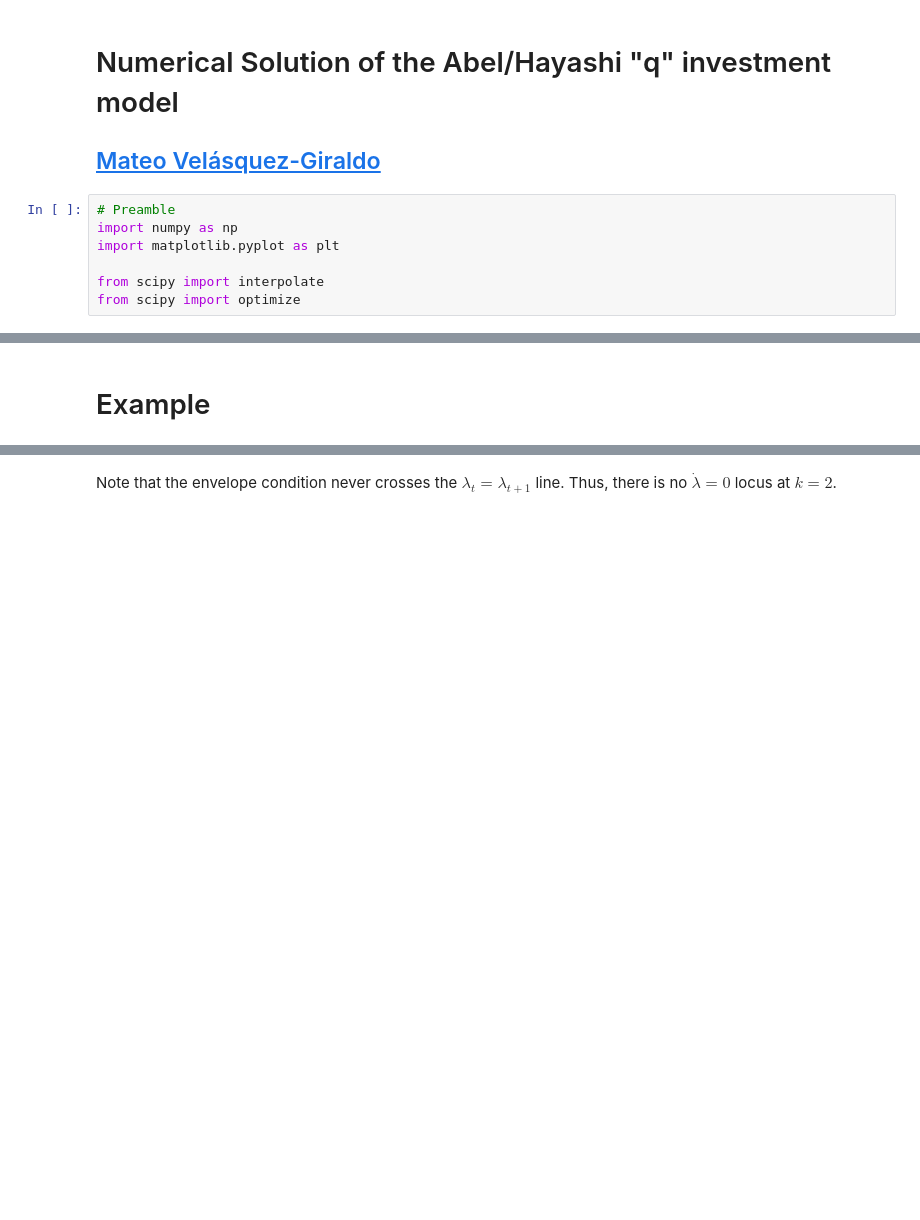
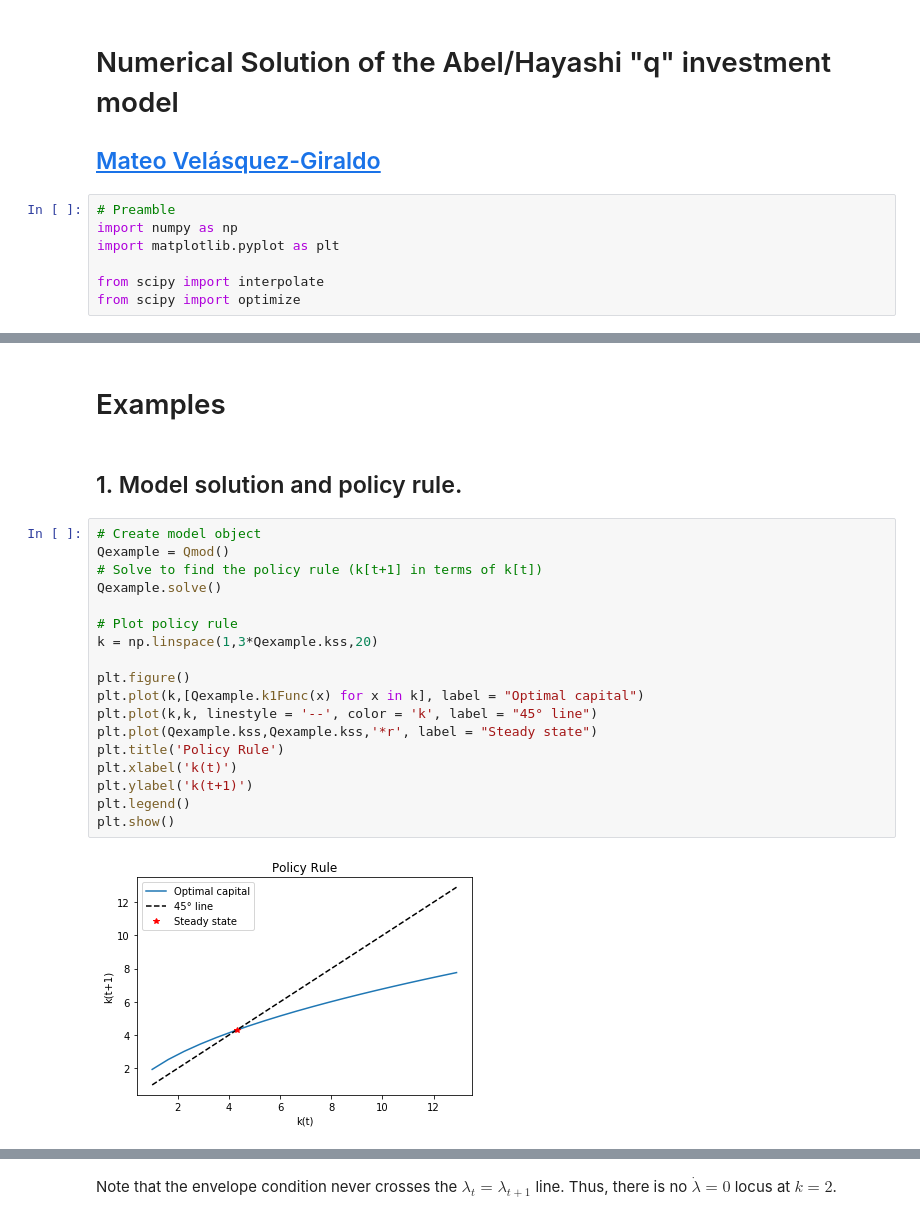
Before and after one commit to Mv77/Q_Investment, a Jupyter notebook: q_investment_model.ipynb, the cells around one changed output, grey strips where cells are left out. Cells and saved outputs as stored; diff of their text form; blank space fills up the shorter version.

Commit message:
Organized examples.

```diff
--- a/q_investment_model.ipynb
+++ b/q_investment_model.ipynb
@@ -245,4 +276,26 @@ class Qmod:
         plt.legend()
         plt.show()
 # %% [markdown]
-# Example
+# Examples
+# %% [markdown]
+## 1. Model solution and policy rule.
+# %%
+# Create model object
+Qexample = Qmod()
+# Solve to find the policy rule (k[t+1] in terms of k[t])
+Qexample.solve()
+
+# Plot policy rule
+k = np.linspace(1,3*Qexample.kss,20)
+
+plt.figure()
+plt.plot(k,[Qexample.k1Func(x) for x in k], label = "Optimal capital")
+plt.plot(k,k, linestyle = '--', color = 'k', label = "45° line")
+plt.plot(Qexample.kss,Qexample.kss,'*r', label = "Steady state")
+plt.title('Policy Rule')
+plt.xlabel('k(t)')
+plt.ylabel('k(t+1)')
+plt.legend()
+plt.show()
+# %% [output]
+[figure, added]
```
Also changed, not shown: parts of 9 cells of this notebook, 1 other file.
